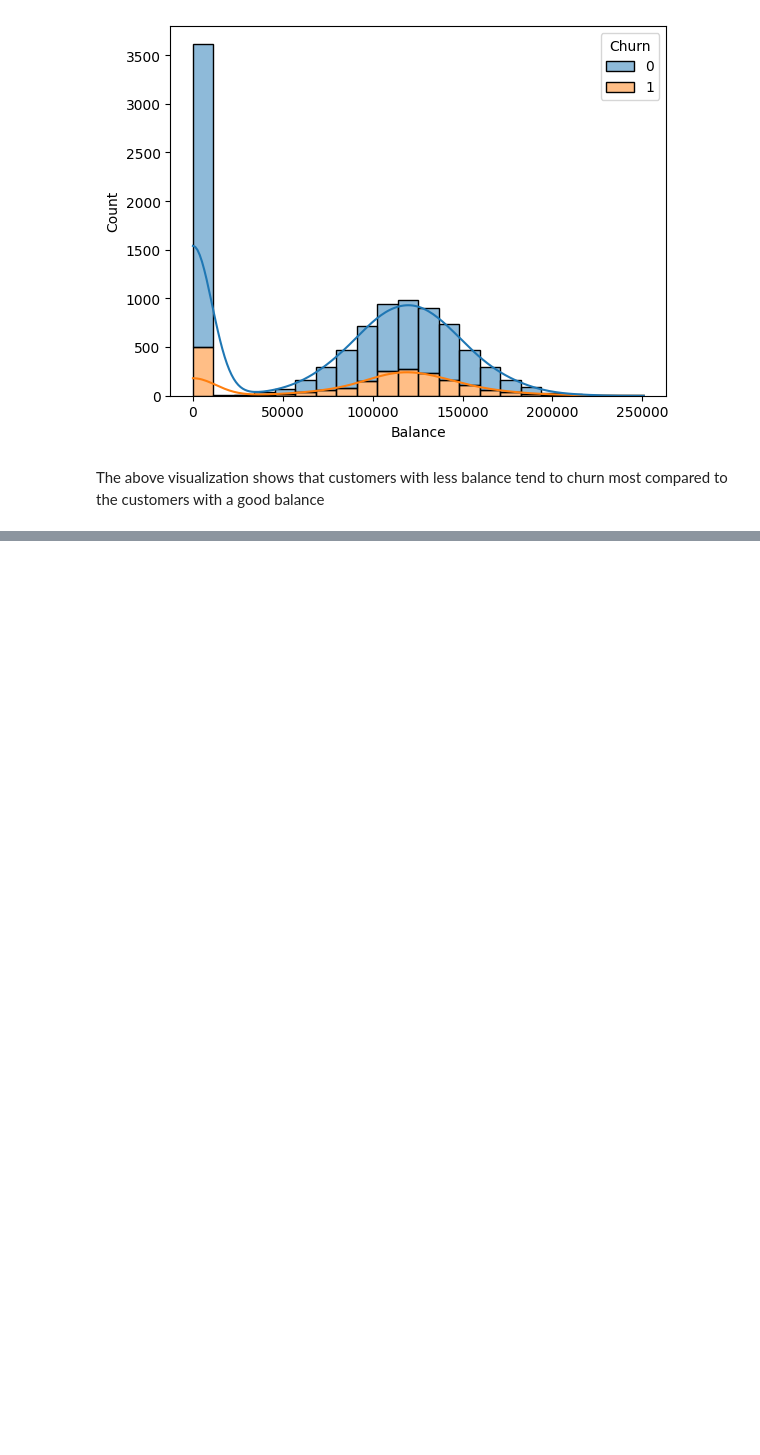
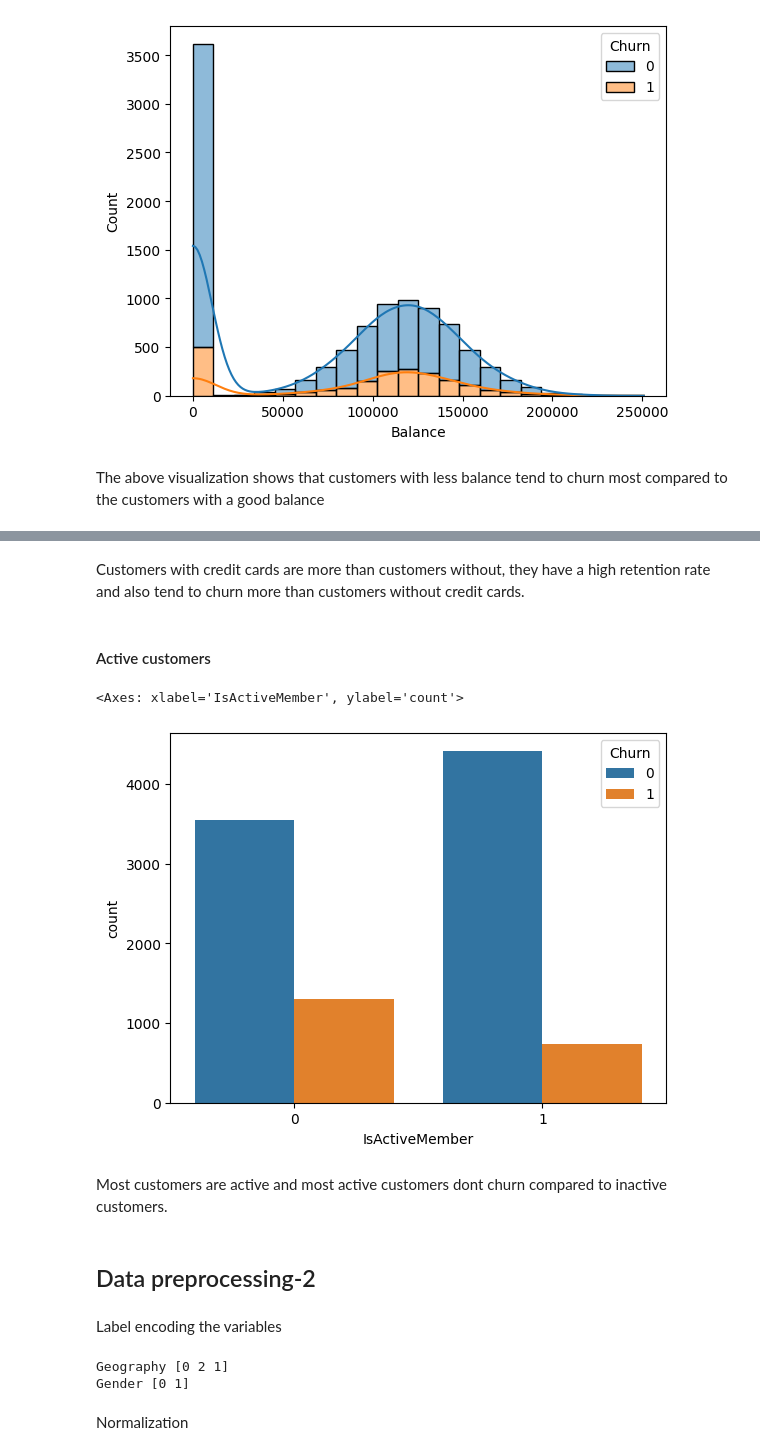
Before and after one commit to levine01/Bank-customer-churn-pred, a Jupyter notebook: index.ipynb, the cells around one changed output, grey strips where cells are left out. Cells and saved outputs as stored; diff of their text form; code cells hidden in the pictures; blank space fills up the shorter version.

```diff
--- a/index.ipynb
+++ b/index.ipynb
@@ -203,0 +221,28 @@ The above visualization shows that customers with less balance tend to churn mos
+# %% [markdown]
+Customers with credit cards are more than customers without, they have a high retention rate  and also tend to churn more than customers without credit cards.
+# %% [markdown]
+#### Active customers
+# %%
+sns.countplot(x=data['IsActiveMember'], hue=data['Churn'])
+# %% [output]
+<Axes: xlabel='IsActiveMember', ylabel='count'>
+[figure, added]
+# %% [markdown]
+Most customers are active  and most active customers dont churn compared to inactive customers.
+# %% [markdown]
+## Data preprocessing-2
+# %% [markdown]
+Label encoding the variables
+# %%
+# label encoding
+variables = ['Geography', 'Gender']
+le = LabelEncoder()
+for i in variables:
+    le.fit(data[i].unique())
+    data[i]=le.transform(data[i])
+    print(i,data[i].unique())
+# %% [output]
+Geography [0 2 1]
+Gender [0 1]
+# %% [markdown]
+Normalization
```
Also changed, not shown: parts of 51 cells of this notebook.
